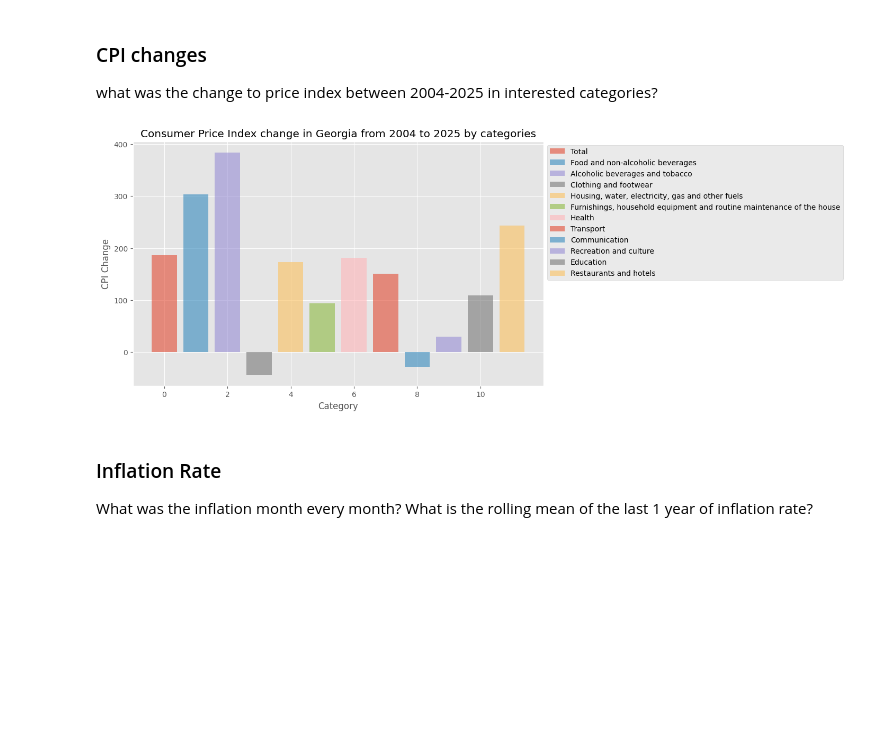
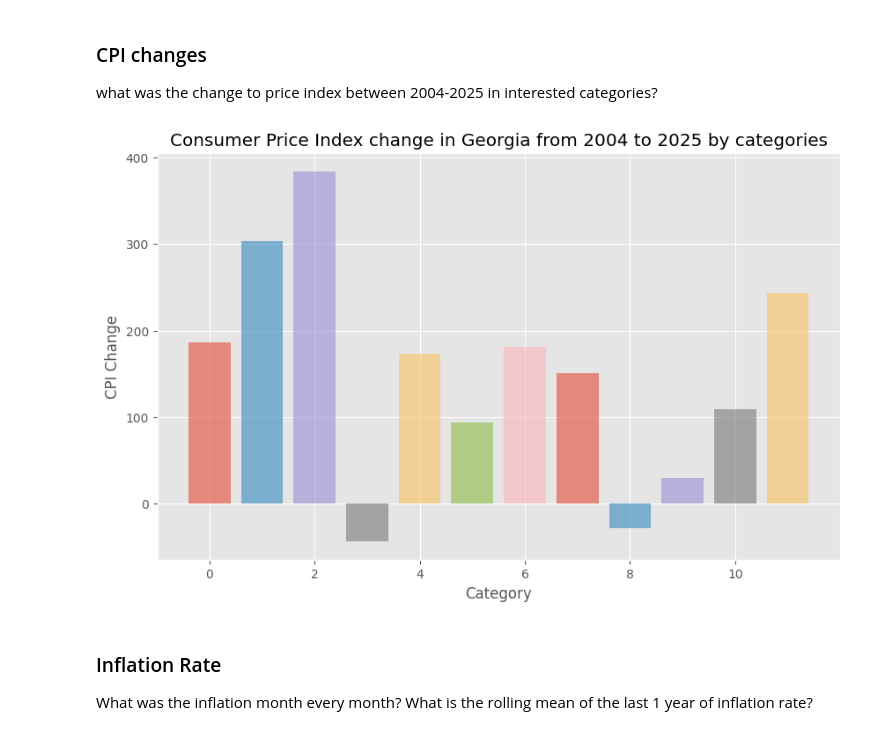
Before and after one commit to SabaGuledani/Economic-and-Financial-Analysis-of-Georgia, a Jupyter notebook: Analysis.ipynb, the cells around one changed output. Saved outputs shown, nothing was run; the diff lists cells and outputs as text; code cells hidden in the pictures; blank space fills up the shorter version.

```diff
--- a/Analysis.ipynb
+++ b/Analysis.ipynb
@@ -302,35 +302,35 @@ interested_groups = ['Total',
                      'Furnishings, household equipment and routine maintenance of the house',
                      'Health',
                      'Transport',
                      'Communication',
                      'Recreation and culture',
                      'Education',
                      'Restaurants and hotels'
                      ]
 
 fig, ax = plt.subplots(figsize=(10, 6))
 
 # plot price index differences between 2004 and 2025
 i = 0
 for group in interested_groups:
     x = df_price_changes.columns[1:]
     row = list(df_price_changes.loc[df_price_changes['Group'] == group].values[0])
 
     y = row[1:]
 
     difference = y[-1] - y[0]
     ax.bar(i, difference,alpha=0.6, label=row[0])
     i+=1
 
 ax.set_title("Consumer Price Index change in Georgia from 2004 to 2025 by categories")
 ax.set_xlabel("Category")
 ax.set_ylabel('CPI Change')
 
-ax.legend(loc='upper left',bbox_to_anchor=(1, 1))
+# ax.legend(loc='upper left',bbox_to_anchor=(1, 1))
 
 plt.show()
 # %% [output]
-[figure, old version]
+[figure, new version]
 # %% [markdown]
 ###  Inflation Rate
 What was the inflation month every month? What is the rolling mean of the last 1 year of inflation rate?
```
Also changed, not shown: parts of 2 cells of this notebook, 5 other files.
